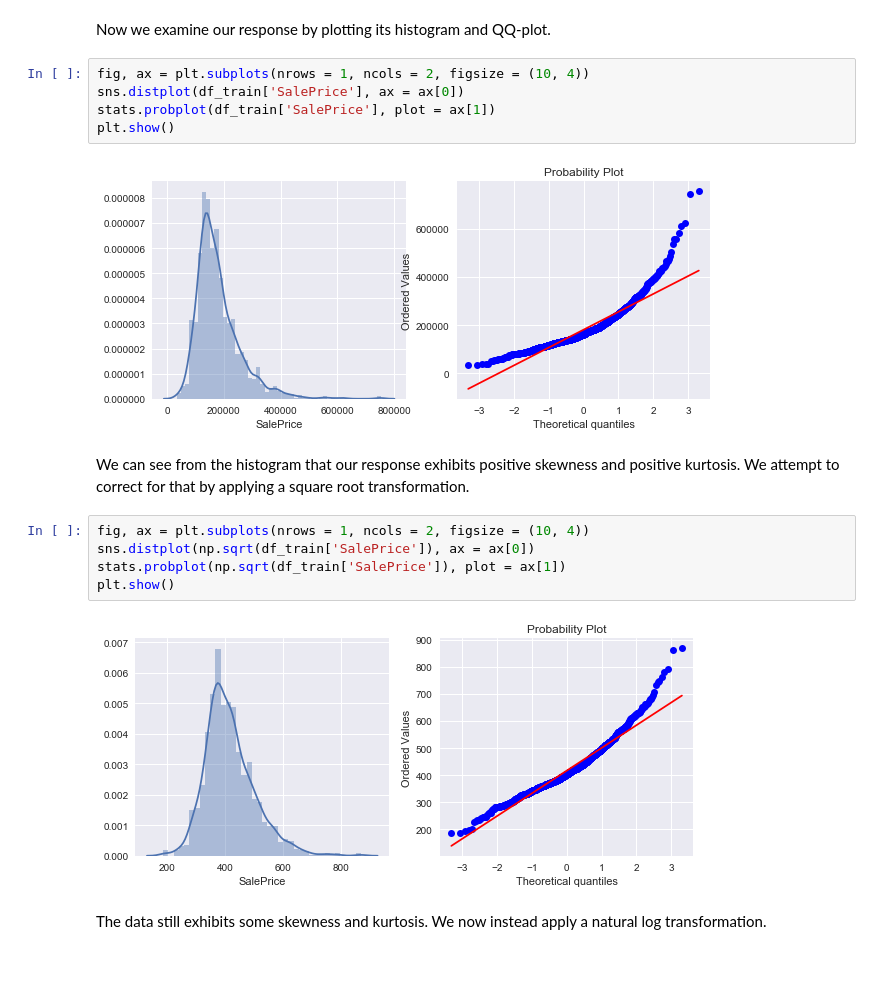
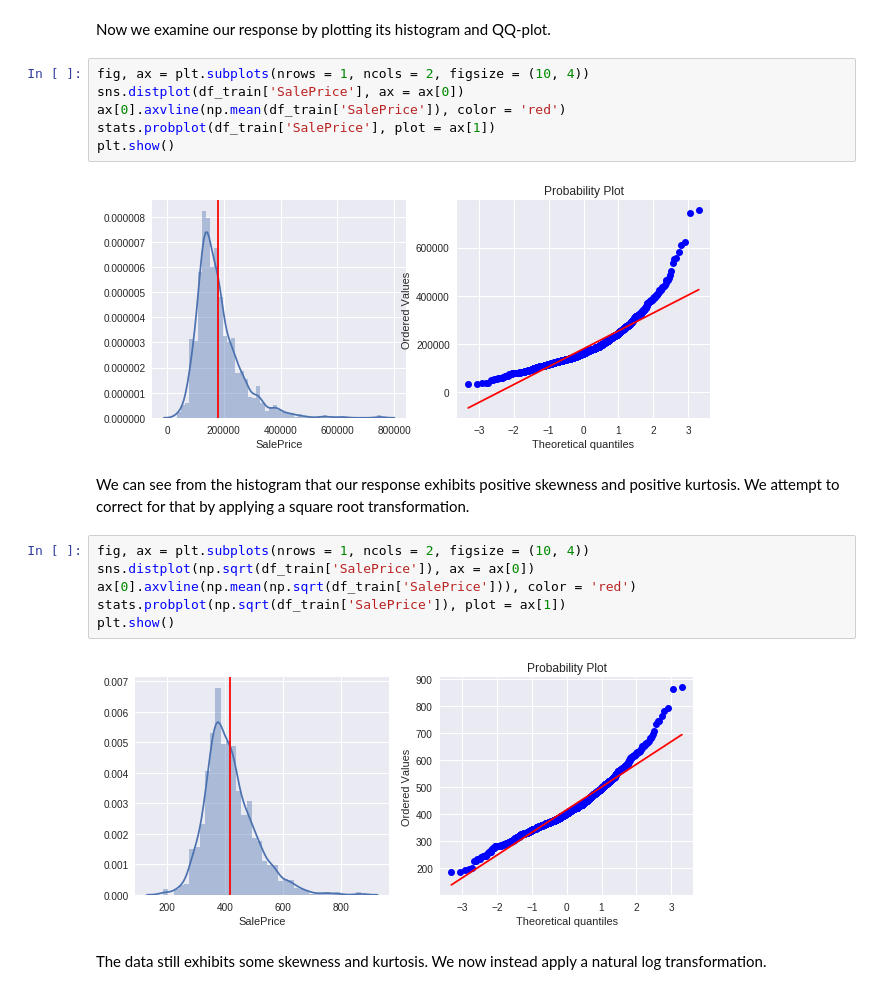
Before and after one commit to MMAesawy/Kaggle-Housing, a Jupyter notebook: analysis.ipynb, the cells around one changed output. Saved outputs shown, nothing was run; the diff lists cells and outputs as text; blank space fills up the shorter version.

```diff
--- a/analysis.ipynb
+++ b/analysis.ipynb
@@ -64,19 +66,21 @@ Now we examine our response by plotting its histogram and QQ-plot.
 # %%
 fig, ax = plt.subplots(nrows = 1, ncols = 2, figsize = (10, 4))
 sns.distplot(df_train['SalePrice'], ax = ax[0])
+ax[0].axvline(np.mean(df_train['SalePrice']), color = 'red')
 stats.probplot(df_train['SalePrice'], plot = ax[1])
 plt.show()
 # %% [output]
-[figure, old version]
+[figure, new version]
 # %% [markdown]
 We can see from the histogram that our response exhibits positive skewness and positive kurtosis. We attempt to correct for that by applying a square root transformation.
 # %%
 fig, ax = plt.subplots(nrows = 1, ncols = 2, figsize = (10, 4))
 sns.distplot(np.sqrt(df_train['SalePrice']), ax = ax[0])
+ax[0].axvline(np.mean(np.sqrt(df_train['SalePrice'])), color = 'red')
 stats.probplot(np.sqrt(df_train['SalePrice']), plot = ax[1])
 plt.show()
 # %% [output]
-[figure, old version]
+[figure, new version]
 # %% [markdown]
 The data still exhibits some skewness and kurtosis. We now instead apply a natural log transformation.
 # %%
```
Also changed, not shown: parts of 25 cells of this notebook.
